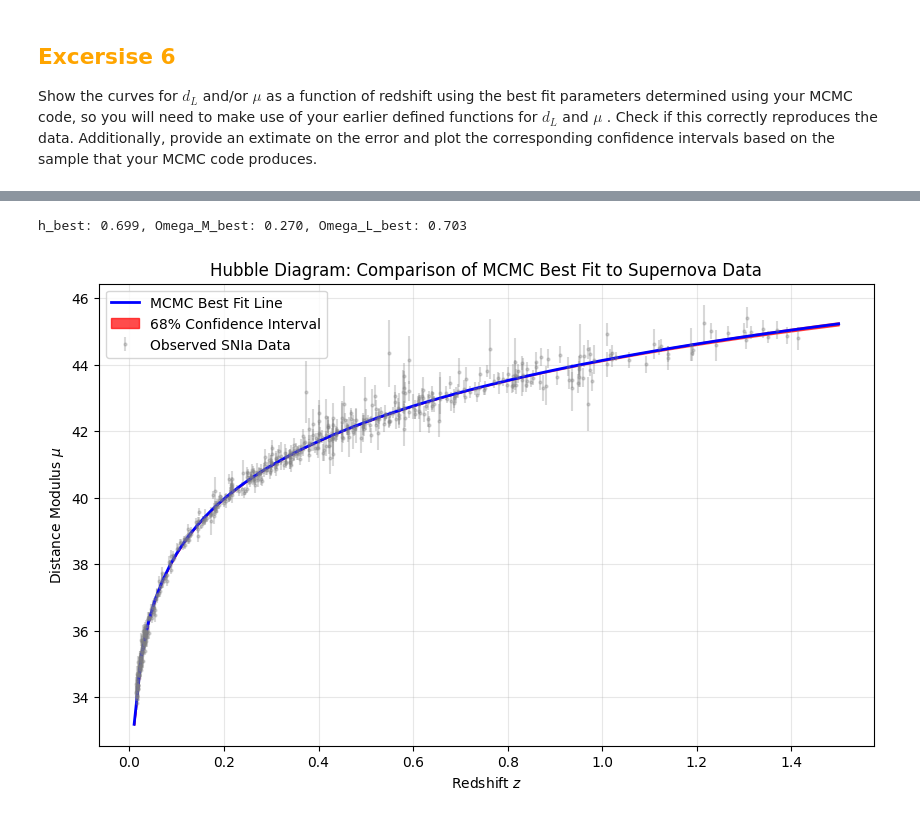
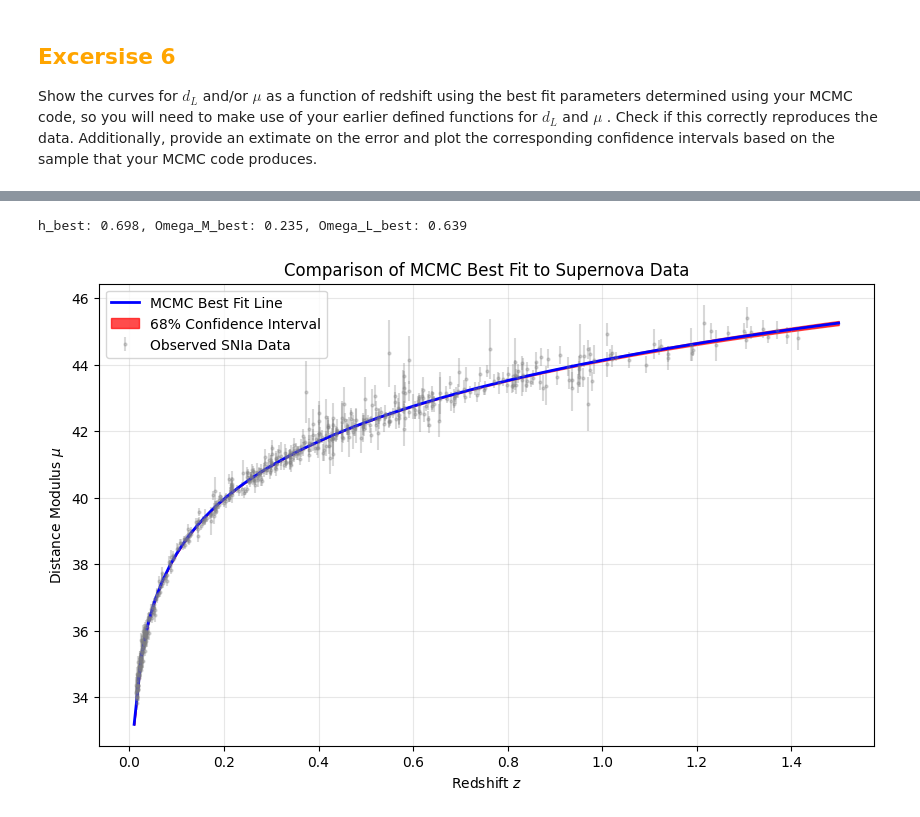
Before and after one commit to toni7lovric-rgb/PRA3024, a Jupyter notebook: PRA3024_2026_Cosmology_STUDENTS.ipynb, the cells around one changed output, grey strips where cells are left out. Cells and saved outputs as stored; diff of their text form; code cells hidden in the pictures.

```diff
--- a/PRA3024_2026_Cosmology_STUDENTS.ipynb
+++ b/PRA3024_2026_Cosmology_STUDENTS.ipynb
@@ -229,7 +240,23 @@ c = 2.998e5 # km/s
 
 def theor_luminosity_distance(red_shift, omega_matter, omega_lambda, omega_k, H0):
 
-    # Calculate the integral part first. D(z) includes H0 factor.
+    """Calculate the integral part first using scipy function
+    define function lambda of z being 1/Hubble(z) with already defined Hubble function
+    take the integral of this lambda function with z ranging from 0 to chosen redshift
+    Calculate D_z by multiplying integral value with given H_0.
+    We check if the given omega_k value is >,= or < 0 and take appropriate function in each case
+    Following the given formula we then multiply this case function with (1+redshfit)*c/H_0
+    This result is our theoretical luminosity distance in Megaparsecs
+
+    Parameters:
+    red_shift: z (upper limit of our integral)
+    omega_matter: matter density parameter
+    omega_lambda: dark energy density parameter
+    omega_k: curvature (0 if universe is flat)
+    H_0: Hubble rate at present time
+
+    Output: Theoretical Luminosity Distance in Mpc"""
+
     integral_val, error = integrate.quad(lambda z: 1/Hubble(z, omega_matter, omega_lambda, omega_k, H0), 0, red_shift)
     D_z = H0 * integral_val
 
@@ -748,7 +844,7 @@ Omega_k_best = 1.0 - Omega_M_best - Omega_L_best
 H0_best = 100.0 * h_best
 
 # Generate a redshift range for plotting the theoretical curve
-z_range = np.linspace(0.01, 1.5, 100)
+z_range = np.linspace(0.01, 1.5, 100) # start, stop, number of points
 
 # Calculate theoretical distance modulus for the best fit
 mu_best = theor_distance_modulus_vec(z_range, Omega_M_best, Omega_L_best, Omega_k_best, H0_best)
@@ -759,36 +855,36 @@ mu_low = theor_distance_modulus_vec(z_range, Omega_M_min, Omega_L_min, 1-Omega_M
 mu_high = theor_distance_modulus_vec(z_range, Omega_M_max, Omega_L_max, 1-Omega_M_max-Omega_L_max, 100*h_max)
 
 
 
 #print best fit values coming from MCMC
 print(f"h_best: {h_best:.3f}, Omega_M_best: {Omega_M_best:.3f}, Omega_L_best: {Omega_L_best:.3f}")
 
 
 
 # plot your d_L and mu together with the data to compare
 plt.figure(figsize=(10, 6))
 
 # Plot the 580 observed data points
 plt.errorbar(zs, distance_modulus, yerr=error_distance_modulus,
              fmt='o', color='grey', markersize=2, alpha=0.3,
              label='Observed SNIa Data')
 
 # Plot the best-fit curve from MCMC
 plt.plot(z_range, mu_best, color='blue', lw=2, label='MCMC Best Fit Line')
 
 # Plot the 68% confidence interval as a region
 plt.fill_between(z_range, mu_low, mu_high, color='red',
                  alpha=0.7, label='68% Confidence Interval')
 
 plt.xlabel('Redshift $z$')
 plt.ylabel('Distance Modulus $\mu$')
-plt.title('Hubble Diagram: Comparison of MCMC Best Fit to Supernova Data')
+plt.title('Comparison of MCMC Best Fit to Supernova Data')
 plt.legend()
 plt.grid(alpha=0.3)
 plt.show()
 # %% [output]
-h_best: 0.699, Omega_M_best: 0.270, Omega_L_best: 0.703
+h_best: 0.698, Omega_M_best: 0.235, Omega_L_best: 0.639
-[figure, old version]
+[figure, new version]
 # %%
 fig, (ax1, ax2) = plt.subplots(2, 1, figsize=(10, 10), gridspec_kw={'height_ratios': [3, 1]}, sharex=True)
 plt.subplots_adjust(hspace=0.05)
```
Also changed, not shown: parts of 12 cells of this notebook, 1 other file.
